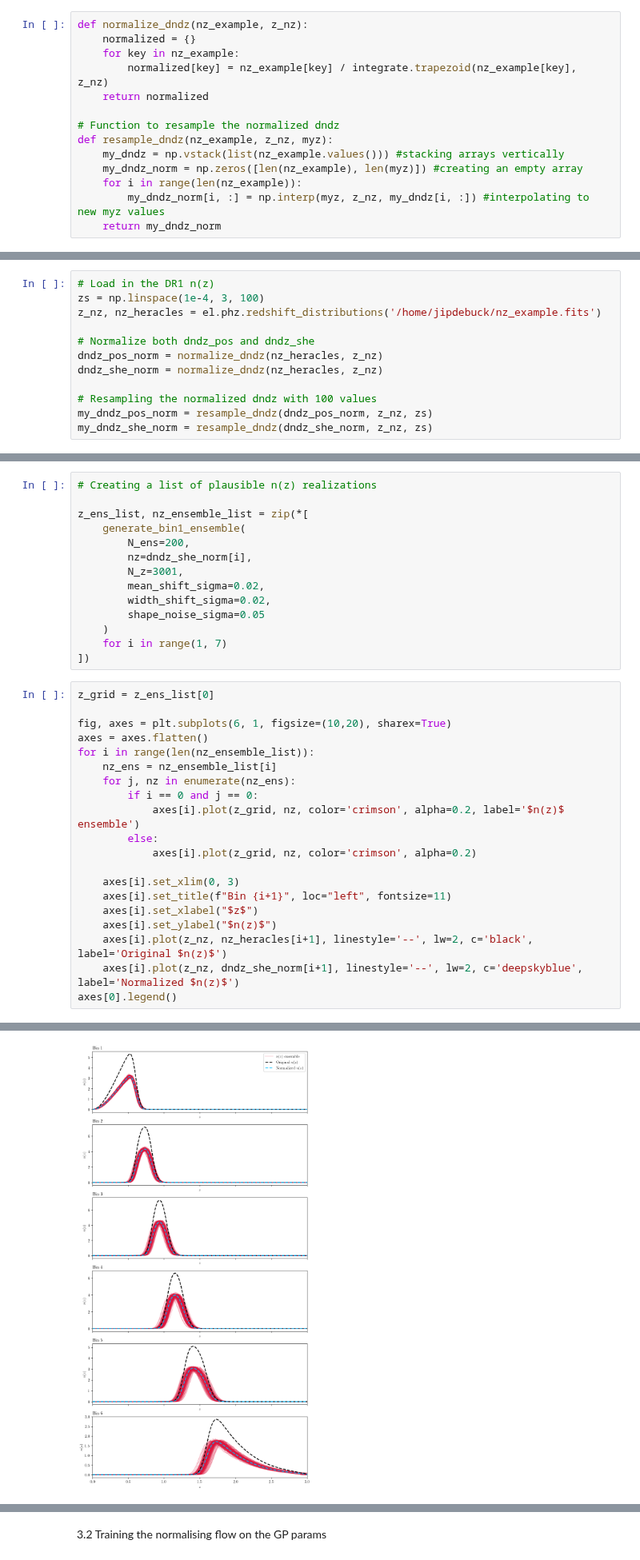
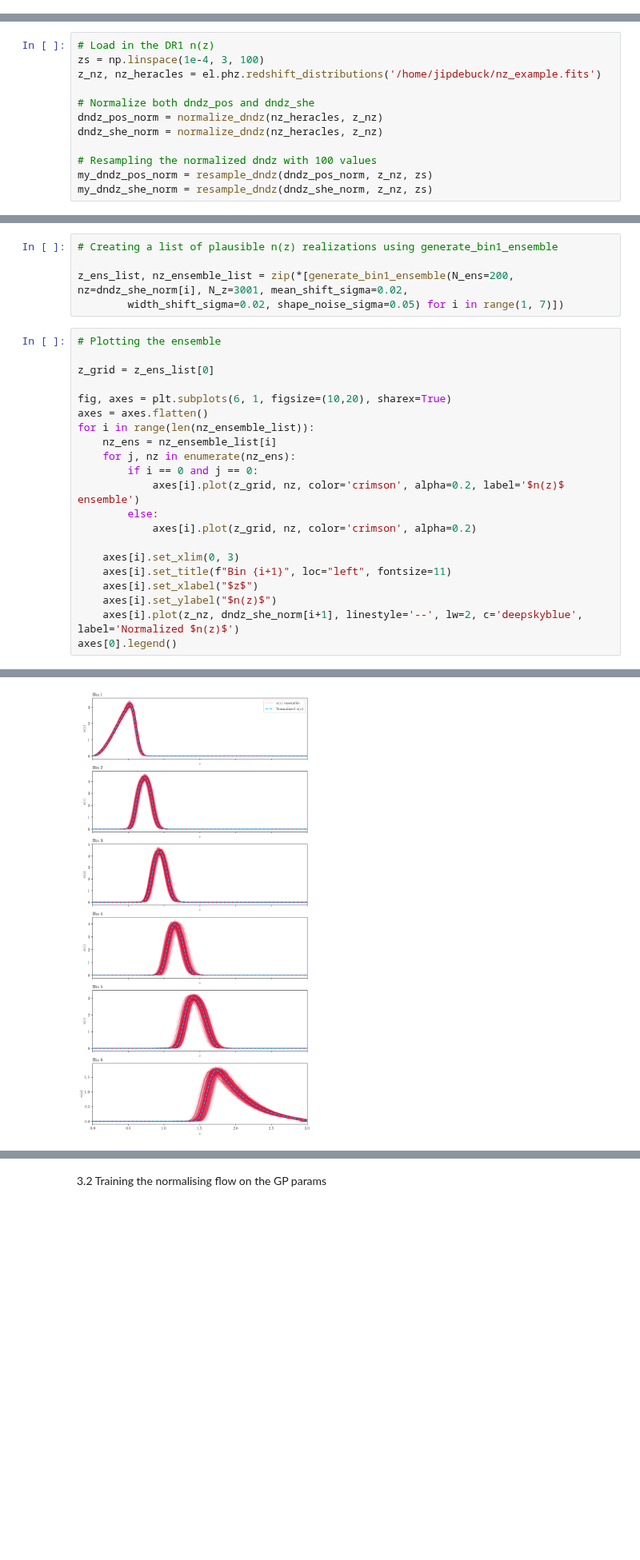
Before and after one commit to jipdebuck/binz, a Jupyter notebook: notebooks/norm_flow.ipynb, the cells around one changed output, grey strips where cells are left out. Shown at 80% size. Drawn from its saved outputs; the diff is of its cells as text; blank space fills up the shorter version.

```diff
--- a/notebooks/norm_flow.ipynb
+++ b/notebooks/norm_flow.ipynb
@@ -36,17 +49,3 @@ import matplotlib as mpl
 mpl.rcParams['font.family'] = "serif"
 mpl.rcParams['font.serif'] = "Times New Roman"
 mpl.rcParams['text.usetex'] = True
-# %%
-def normalize_dndz(nz_example, z_nz):
-    normalized = {}
-    for key in nz_example:
-        normalized[key] = nz_example[key] / integrate.trapezoid(nz_example[key], z_nz)
-    return normalized
-
-# Function to resample the normalized dndz
-def resample_dndz(nz_example, z_nz, myz):
-    my_dndz = np.vstack(list(nz_example.values())) #stacking arrays vertically
-    my_dndz_norm = np.zeros([len(nz_example), len(myz)]) #creating an empty array
-    for i in range(len(nz_example)):
-        my_dndz_norm[i, :] = np.interp(myz, z_nz, my_dndz[i, :]) #interpolating to new myz values
-    return my_dndz_norm
@@ -126,37 +66,29 @@ def generate_bin1_ensemble(
 # %%
-# Creating a list of plausible n(z) realizations
+# Creating a list of plausible n(z) realizations using generate_bin1_ensemble
 
-z_ens_list, nz_ensemble_list = zip(*[
-    generate_bin1_ensemble(
-        N_ens=200,
-        nz=dndz_she_norm[i],
-        N_z=3001,
-        mean_shift_sigma=0.02,
-        width_shift_sigma=0.02,
-        shape_noise_sigma=0.05
-    )
-    for i in range(1, 7)
-])
+z_ens_list, nz_ensemble_list = zip(*[generate_bin1_ensemble(N_ens=200, nz=dndz_she_norm[i], N_z=3001, mean_shift_sigma=0.02,
+        width_shift_sigma=0.02, shape_noise_sigma=0.05) for i in range(1, 7)])
 # %%
+# Plotting the ensemble
+
 z_grid = z_ens_list[0]
 
 fig, axes = plt.subplots(6, 1, figsize=(10,20), sharex=True)
 axes = axes.flatten()
 for i in range(len(nz_ensemble_list)):
     nz_ens = nz_ensemble_list[i]
     for j, nz in enumerate(nz_ens):
         if i == 0 and j == 0:
             axes[i].plot(z_grid, nz, color='crimson', alpha=0.2, label='$n(z)$ ensemble')
         else:
             axes[i].plot(z_grid, nz, color='crimson', alpha=0.2)
 
     axes[i].set_xlim(0, 3)
     axes[i].set_title(f"Bin {i+1}", loc="left", fontsize=11)
     axes[i].set_xlabel("$z$")
     axes[i].set_ylabel("$n(z)$")
-    axes[i].plot(z_nz, nz_heracles[i+1], linestyle='--', lw=2, c='black', label='Original $n(z)$')
     axes[i].plot(z_nz, dndz_she_norm[i+1], linestyle='--', lw=2, c='deepskyblue', label='Normalized $n(z)$')
 axes[0].legend()
 # %% [output]
 <matplotlib.legend.Legend at 0x...>
-[figure, old version]
+[figure, new version]
```
Also changed, not shown: parts of 35 cells of this notebook, 10 other files.
